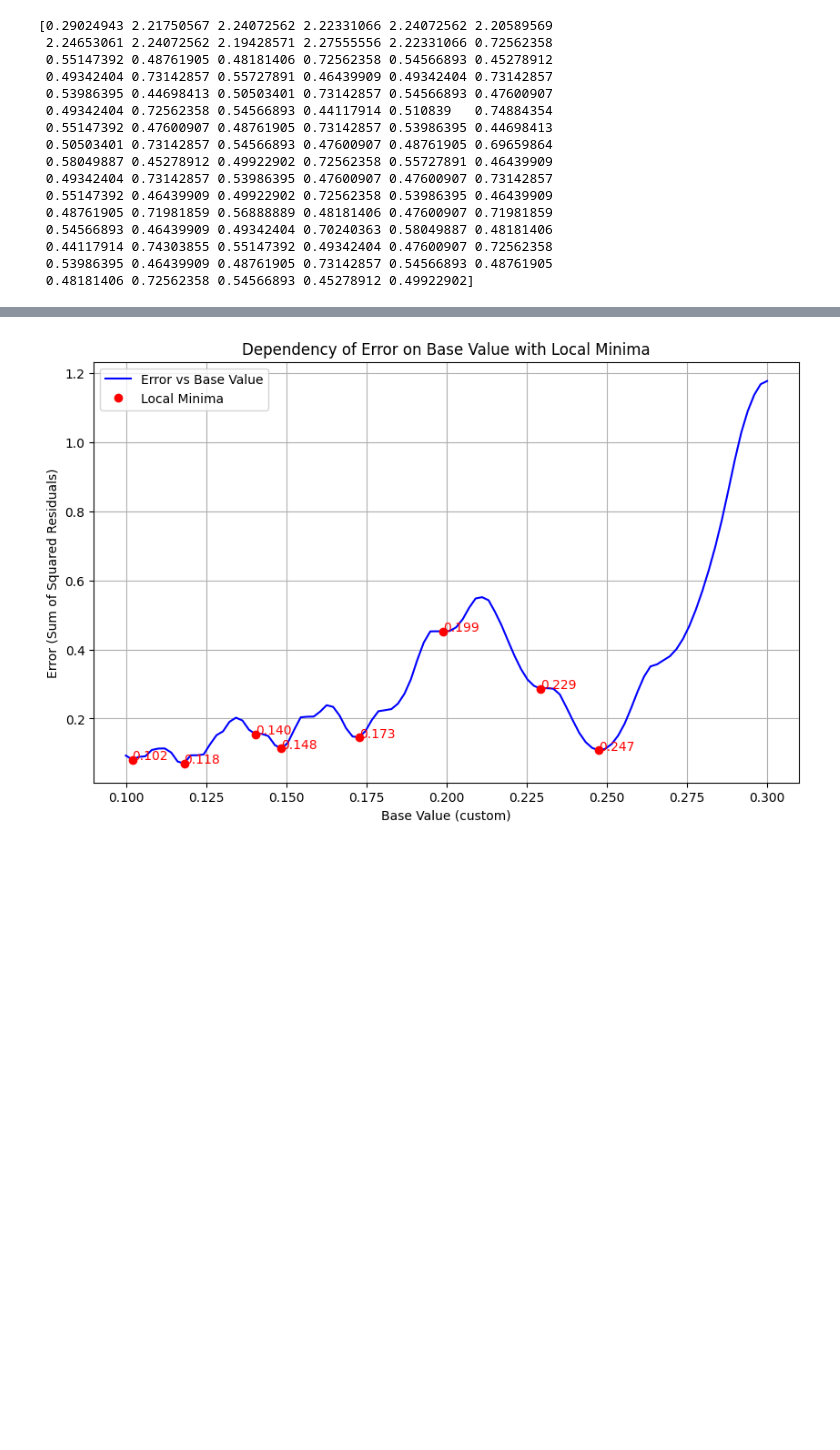
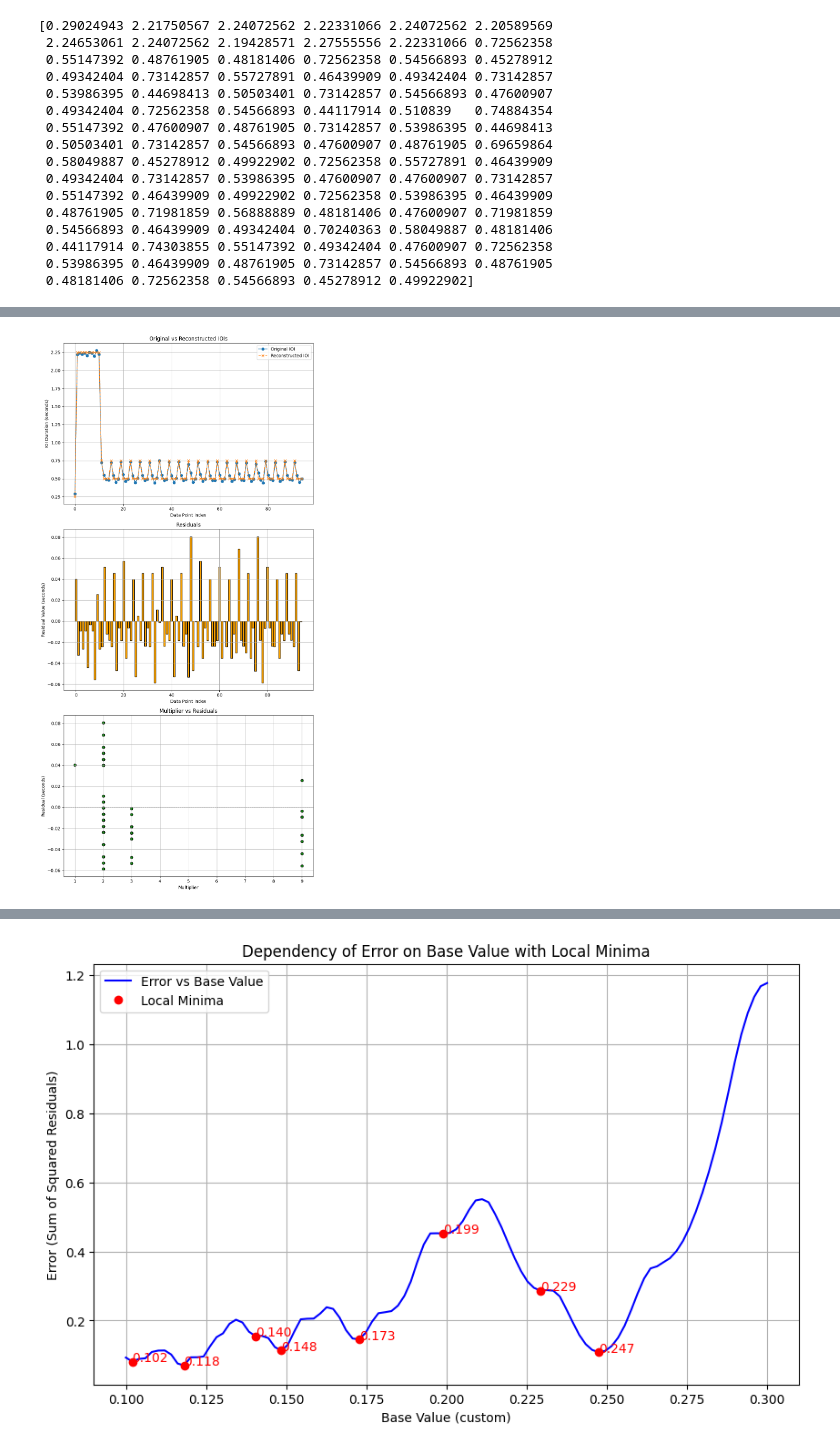
Before and after one commit to egorpol/beat_it, a Jupyter notebook: dufour_pulsation.ipynb, the cells around one changed output, grey strips where cells are left out. Cells and saved outputs as stored; diff of their text form; code cells hidden in the pictures; blank space fills up the shorter version.

```diff
--- a/dufour_pulsation.ipynb
+++ b/dufour_pulsation.ipynb
@@ -141,0 +142,36 @@ Error (sum of squared residuals): 0.10915600756886477
+# %%
+# Plotting Original vs Reconstructed IOIs and other subplots
+plt.figure(figsize=(9, 18))  # Adjust figure size for vertical alignment
+
+# Subplot 1: Original vs Reconstructed IOIs
+plt.subplot(3, 1, 1)
+plt.plot(data, label='Original IOI', marker='o', linestyle='-')
+plt.plot(reconstructed_data, label='Reconstructed IOI', marker='x', linestyle='--')
+plt.title('Original vs Reconstructed IOIs')
+plt.xlabel('Data Point Index')
+plt.ylabel('IOI Duration (seconds)')
+plt.legend()
+plt.grid(True)
+
+# Subplot 2: Residuals
+plt.subplot(3, 1, 2)
+plt.bar(range(len(residuals)), residuals, color='orange', edgecolor='black')
+plt.axhline(0, color='gray', linewidth=0.8)
+plt.title('Residuals')
+plt.xlabel('Data Point Index')
+plt.ylabel('Residual Value (seconds)')
+plt.grid(True)
+
+# Subplot 3: Multiplier vs Residuals
+plt.subplot(3, 1, 3)
+plt.scatter(df_results['Multiplier'], df_results['Residual'], color='green', edgecolor='black')
+plt.axhline(0, color='gray', linestyle='--', linewidth=0.8)  # Adding a line at y=0 for reference
+plt.title('Multiplier vs Residuals')
+plt.xlabel('Multiplier')
+plt.ylabel('Residual (seconds)')
+plt.grid(True)
+
+plt.tight_layout()
+plt.show()
+# %% [output]
+[figure, added]
```
Also changed, not shown: parts of 5 cells of this notebook, 19 other files.
